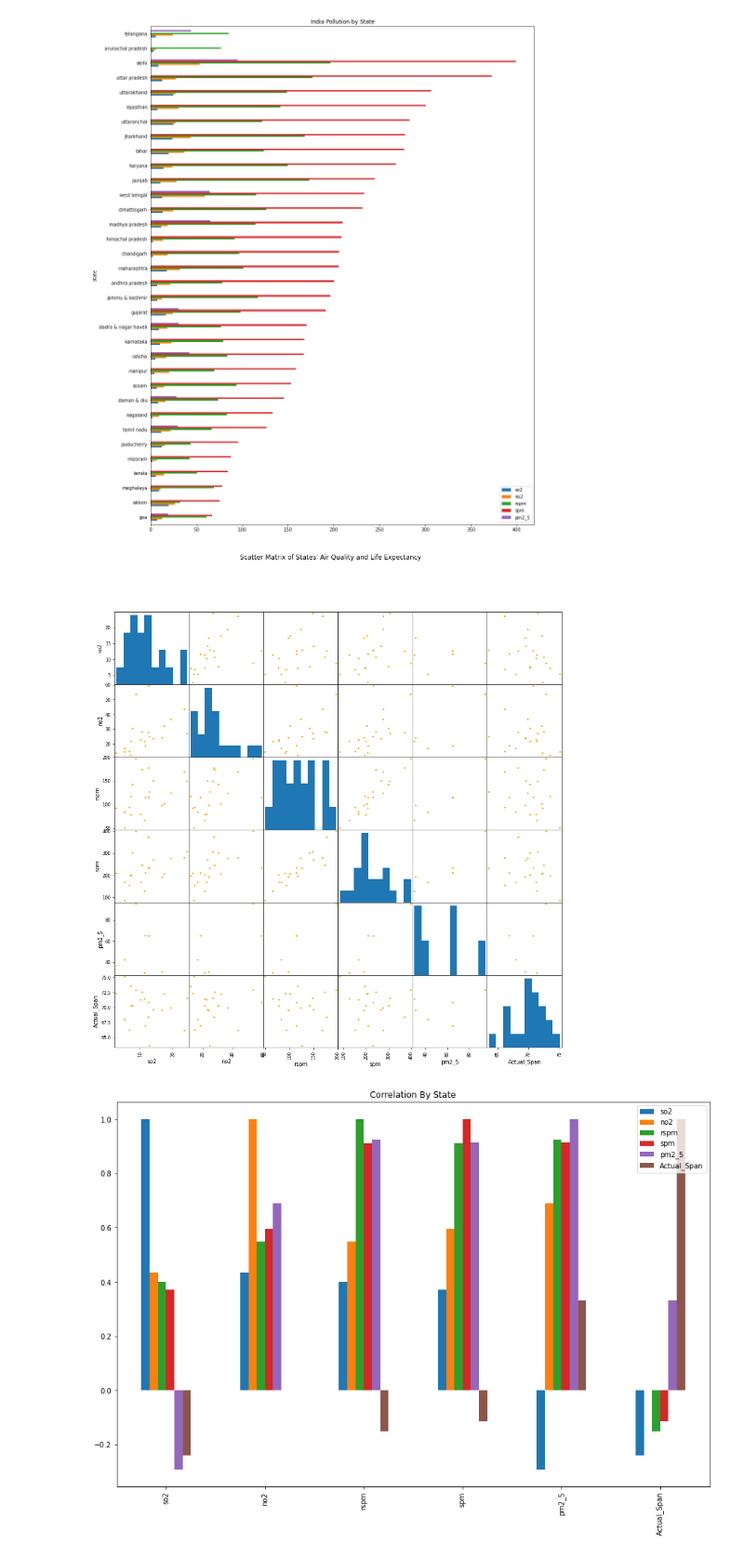
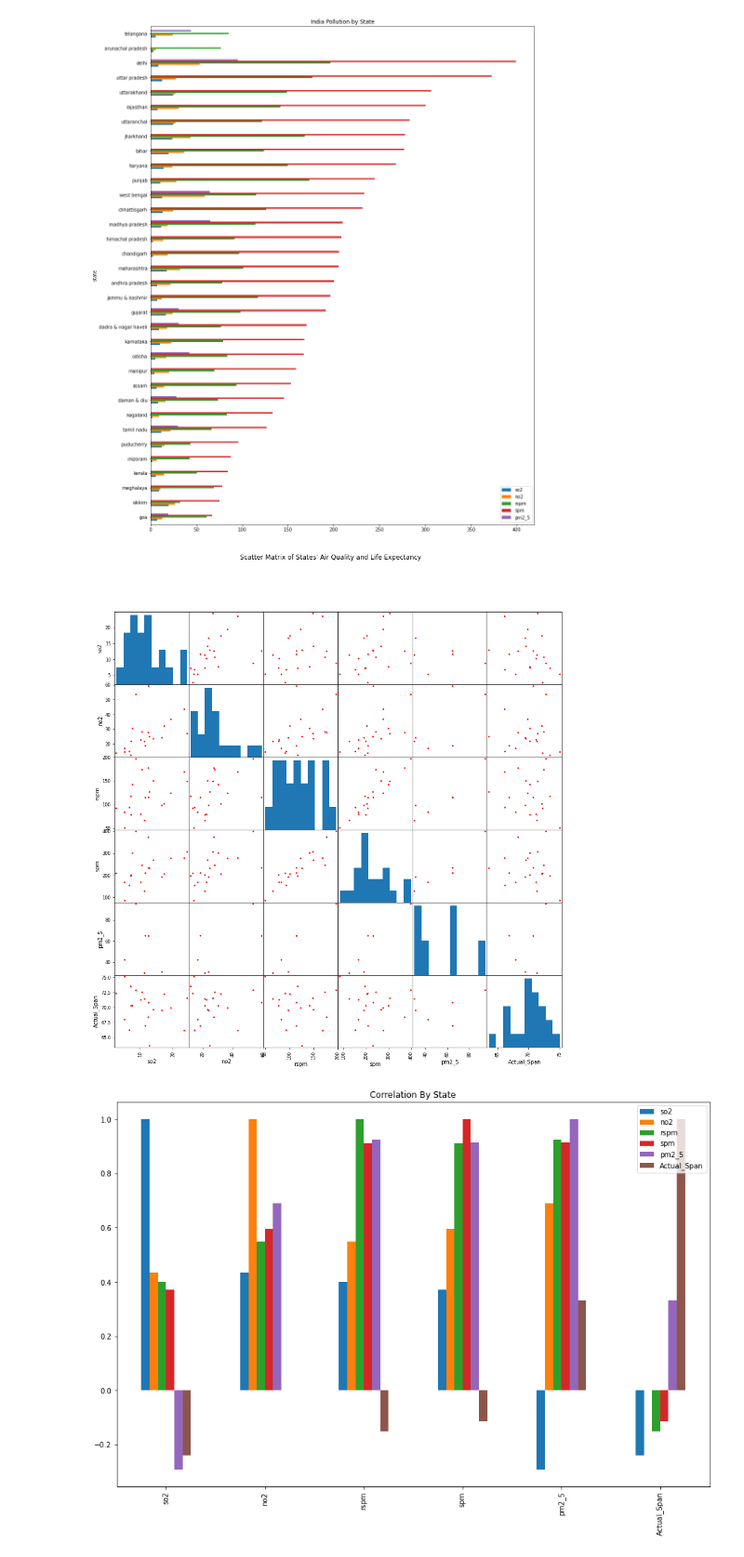
Before and after one commit to hanzhi227/Capstone1, a Jupyter notebook: IndiaAirVSLife.ipynb, the cells around one changed output. Shown at 93% size. Cells and saved outputs as stored; diff of their text form; code cells hidden in the pictures.

```diff
--- a/IndiaAirVSLife.ipynb
+++ b/IndiaAirVSLife.ipynb
@@ -201,12 +200,12 @@ plt.savefig('images/state_air_pollution')
 # %%
 life_air_avg = air_avg.merge(life[['State','Actual_Span']], left_on = 'state', right_on = 'State')
 # %%
-pd.plotting.scatter_matrix(life_air_avg, alpha = 1,figsize = (15,15),color = 'orange');
+pd.plotting.scatter_matrix(life_air_avg, alpha = 1,figsize = (15,15),color = 'red');
 # plt.title("Scatter Matrix of States' Air Quality and Life Expectancy" )
 plt.suptitle("Scatter Matrix of States' Air Quality and Life Expectancy")
 plt.savefig('images/scatter_matrix')
 # %% [output]
-[figure, old version]
+[figure, new version]
 # %%
 life_air_avg = life_air_avg.set_index('State')
 # %%
```
Also changed, not shown: parts of 9 cells of this notebook, 3 other files.
